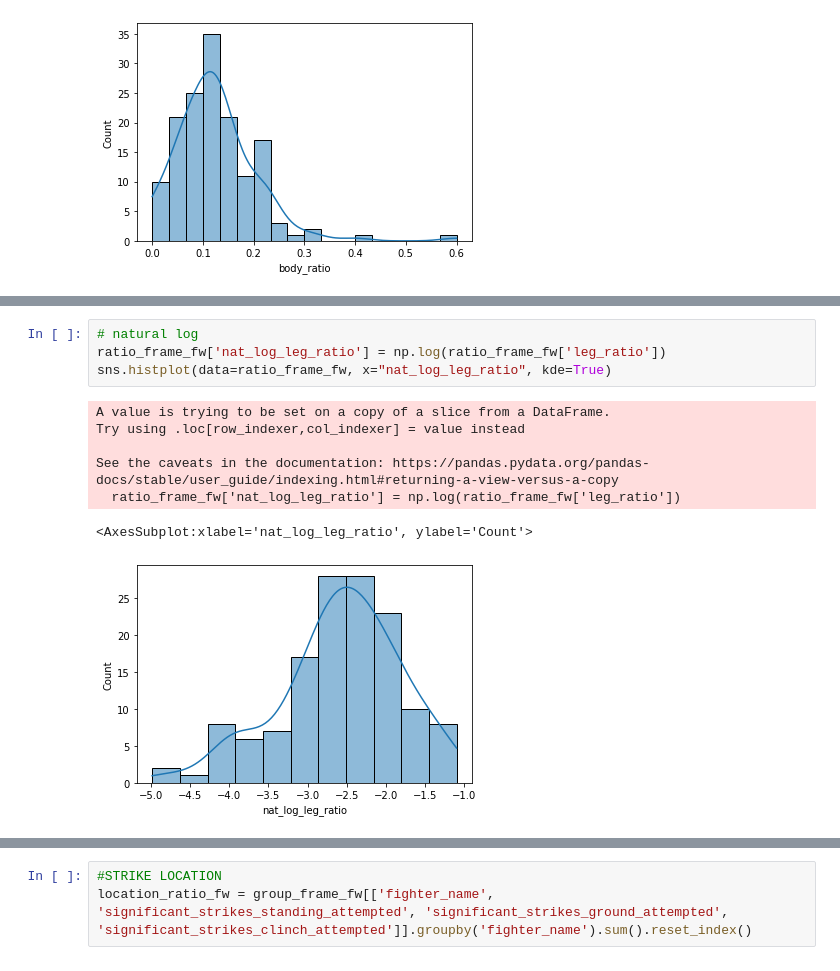
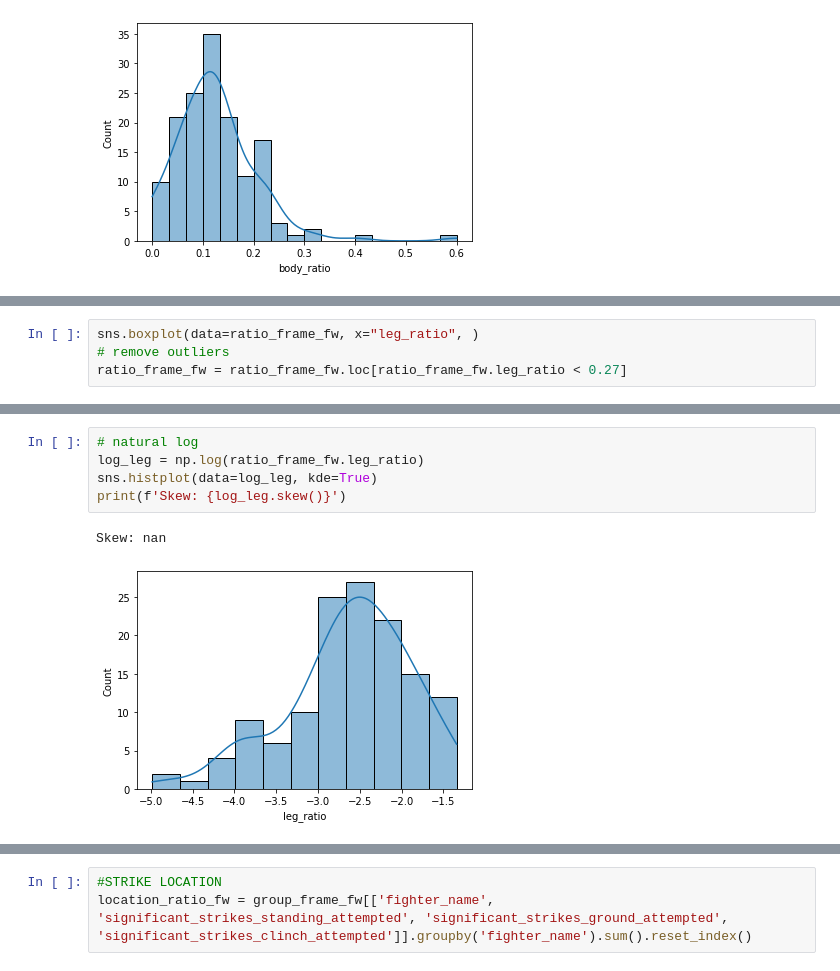
Before and after one commit to anthony-aleman/Featherweight, a Jupyter notebook: FW_EDA.ipynb, the cells around one changed output, grey strips where cells are left out. Saved outputs shown, nothing was run; the diff lists cells and outputs as text.

```diff
--- a/FW_EDA.ipynb
+++ b/FW_EDA.ipynb
@@ -244 +264,5 @@ sns.histplot(data=ratio_frame_fw, x="leg_ratio", kde=True)
 [figure]
+# %%
+sns.boxplot(data=ratio_frame_fw, x="leg_ratio", )
+# remove outliers
+ratio_frame_fw = ratio_frame_fw.loc[ratio_frame_fw.leg_ratio < 0.27]
@@ -245,12 +279,8 @@ sns.histplot(data=ratio_frame_fw, x="leg_ratio", kde=True)
 # %%
 # natural log
-ratio_frame_fw['nat_log_leg_ratio'] = np.log(ratio_frame_fw['leg_ratio'])
-sns.histplot(data=ratio_frame_fw, x="nat_log_leg_ratio", kde=True)
+log_leg = np.log(ratio_frame_fw.leg_ratio)
+sns.histplot(data=log_leg, kde=True)
+print(f'Skew: {log_leg.skew()}')
 # %% [output]
-A value is trying to be set on a copy of a slice from a DataFrame.
-Try using .loc[row_indexer,col_indexer] = value instead
-
-See the caveats in the documentation: https://pandas.pydata.org/pandas-docs/stable/user_guide/indexing.html#returning-a-view-versus-a-copy
-  ratio_frame_fw['nat_log_leg_ratio'] = np.log(ratio_frame_fw['leg_ratio'])
+Skew: nan
-<AxesSubplot:xlabel='nat_log_leg_ratio', ylabel='Count'>
-[figure, old version]
+[figure, new version]
```
Also changed, not shown: parts of 20 cells of this notebook.
